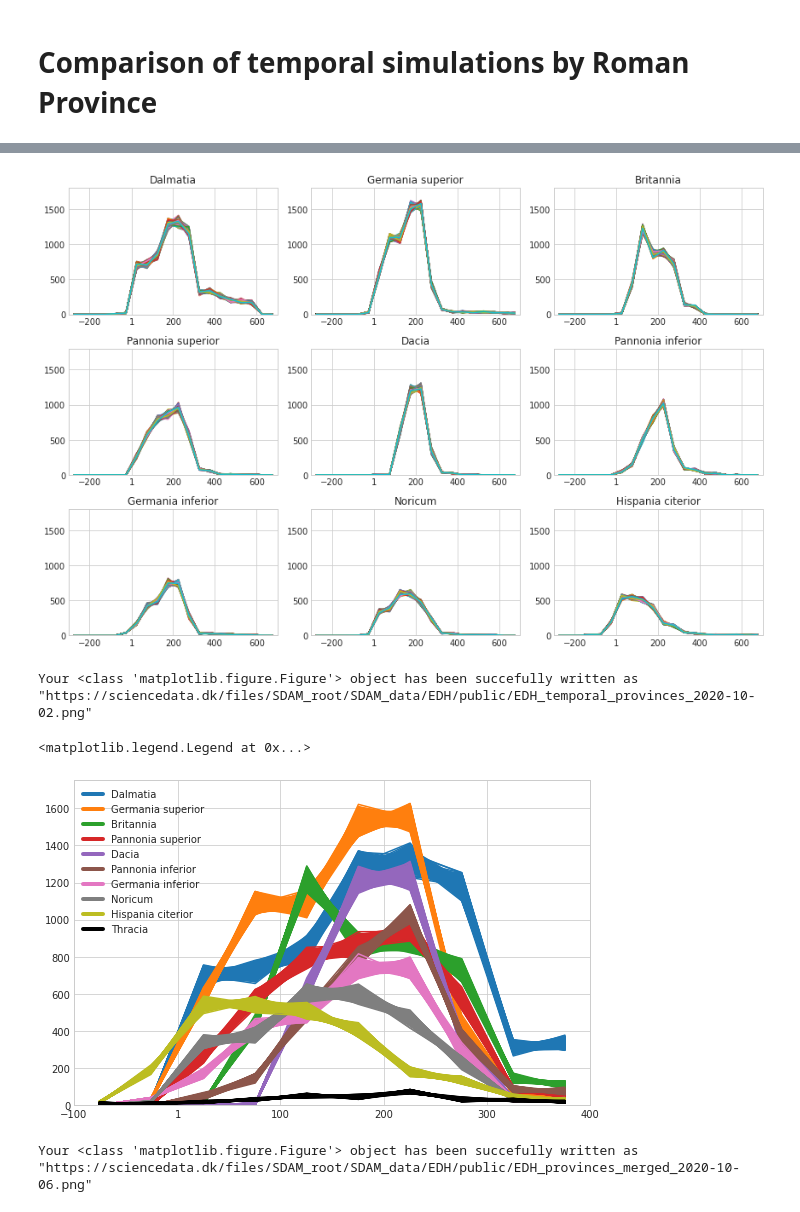
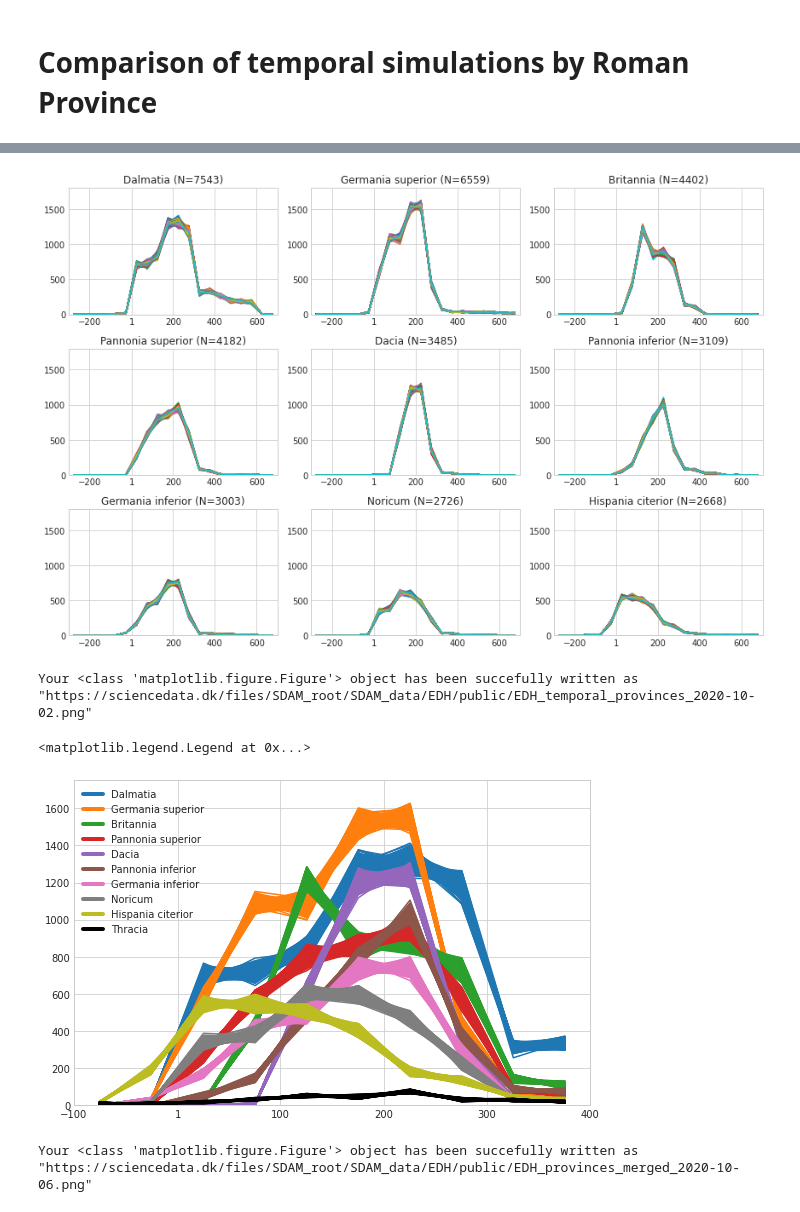
Before and after one commit to sdam-au/EDH_exploration, a Jupyter notebook: scripts/Py_EDH_TEMPORAL_EXPLORATION.ipynb, the cells around one changed output, grey strips where cells are left out. Cells and saved outputs as stored; diff of their text form; code cells hidden in the pictures.

```diff
--- a/scripts/Py_EDH_TEMPORAL_EXPLORATION.ipynb
+++ b/scripts/Py_EDH_TEMPORAL_EXPLORATION.ipynb
@@ -602,0 +619,3 @@ ins_types
+# %%
+# remove "NULL" key-value pair
+ins_types.pop("NULL")
@@ -603,10 +624,10 @@ ins_types
 # %%
 fig, axs = plt.subplots(3, 3, figsize=(12, 8), tight_layout=True)
 
-for ax, insc_type in zip(axs.ravel(), ins_types[:9]):
-  type_insc_df = EDH_dated[EDH_dated["type_of_inscription_clean"].str.contains(insc_type[0])]
+for ax, ins_type in zip(axs.ravel(), list(ins_types.keys())[:9]):
+  type_insc_df = EDH_dated[EDH_dated["type_of_inscription_clean"] == ins_type]
   inscription_sim = timeblocks_from_randoms(type_insc_df,  "random_dates", [-300, 700, 50])
   plot_timeblocks_data(inscription_sim, ax=ax)
   ax.set_xticks([-300, -100, 100, 300, 500, 700])
-  ax.set_title(insc_type[0])
+  ax.set_title(ins_type + " (N=" + str(ins_types[ins_type]) + ")")
 # %% [output]
@@ -653,6 +673,0 @@ NameError: name 'provinces' is not defined
-# %%
-provinces_counts = []
-for province in provinces:
-    provinces_counts.append([province, len(EDH_dated[EDH_dated["province_label_clean"] == province])])
-provinces_counts.sort(key = lambda x: x[1], reverse=True)
-provinces_counts[:20]
@@ -699,0 +674,3 @@ provinces_counts
+# %%
+provinces_counts = dict(EDH_dated["province_label_clean"].value_counts())
+provinces_counts
@@ -700,16 +695,16 @@ provinces_counts
 # %%
 fig, axs = plt.subplots(3, 3, figsize=(12, 8), tight_layout=True)
 
-for ax, province in zip(axs.ravel(), provinces_counts[:9]):
-  province_df = EDH_dated[EDH_dated["province_label_clean"].str.contains(province[0])]
+for ax, province in zip(axs.ravel(), list(provinces_counts.keys())[:9]):
+  province_df = EDH_dated[EDH_dated["province_label_clean"] == province]
   province_sim = timeblocks_from_randoms(province_df,  "random_dates", [-300, 700, 50])
   plot_timeblocks_data(province_sim, ax=ax)
-  ax.set_title(province[0])
+  ax.set_title(province + " (N=" + str(provinces_counts[province]) + ")")
   ax.set_ylim(0, 1800)
   ax.set_xticks([-200, 1, 200, 400, 600])
   ax.set_xlim(-300, 700)
 # %% [output]
-[figure, old version]
+[figure, new version]
 # %%
 #sddk.write_file("SDAM_data/EDH/public/EDH_temporal_provinces_2020-10-02.png", fig, conf)
 # %% [output]
@@ -724,11 +719,11 @@ fig, ax = plt.subplots(1, 1, figsize=(8, 5), tight_layout=True)
 n_of_provinces = 9
 
 markers = []
-for province, color in zip(provinces_counts[:n_of_provinces], tab_colors_list[:n_of_provinces]):
-    province_df = EDH_dated[EDH_dated["province_label_clean"]==province[0]]
+for province, color in zip(list(provinces_counts.keys())[:n_of_provinces], tab_colors_list[:n_of_provinces]):
+    province_df = EDH_dated[EDH_dated["province_label_clean"]==province]
     province_sim = timeblocks_from_randoms(province_df,  "random_dates", [-100, 400, 50])
     layer = plot_timeblocks_data(province_sim, ax=ax, color=color)
-    markers.append(mlines.Line2D([], [], linewidth=4, label=province[0], color=color))
+    markers.append(mlines.Line2D([], [], linewidth=4, label=province, color=color))
 
 province_df = EDH_dated[EDH_dated["province_label_clean"]=="Thracia"]
 province_sim = timeblocks_from_randoms(province_df,  "random_dates", [-100, 400, 50])
@@ -743,7 +738,7 @@ ax.legend(handles=markers)
 #plt.legend(tab_colors_list[:5], [province[0] for province in provinces_counts[:5]])
 # %% [output]
 <matplotlib.legend.Legend at 0x...>
-[figure, old version]
+[figure, new version]
 # %%
 sddk.write_file("SDAM_data/EDH/public/EDH_provinces_merged_2020-10-06.png", fig, conf)
 # %% [output]
```
Also changed, not shown: parts of 17 cells of this notebook.
